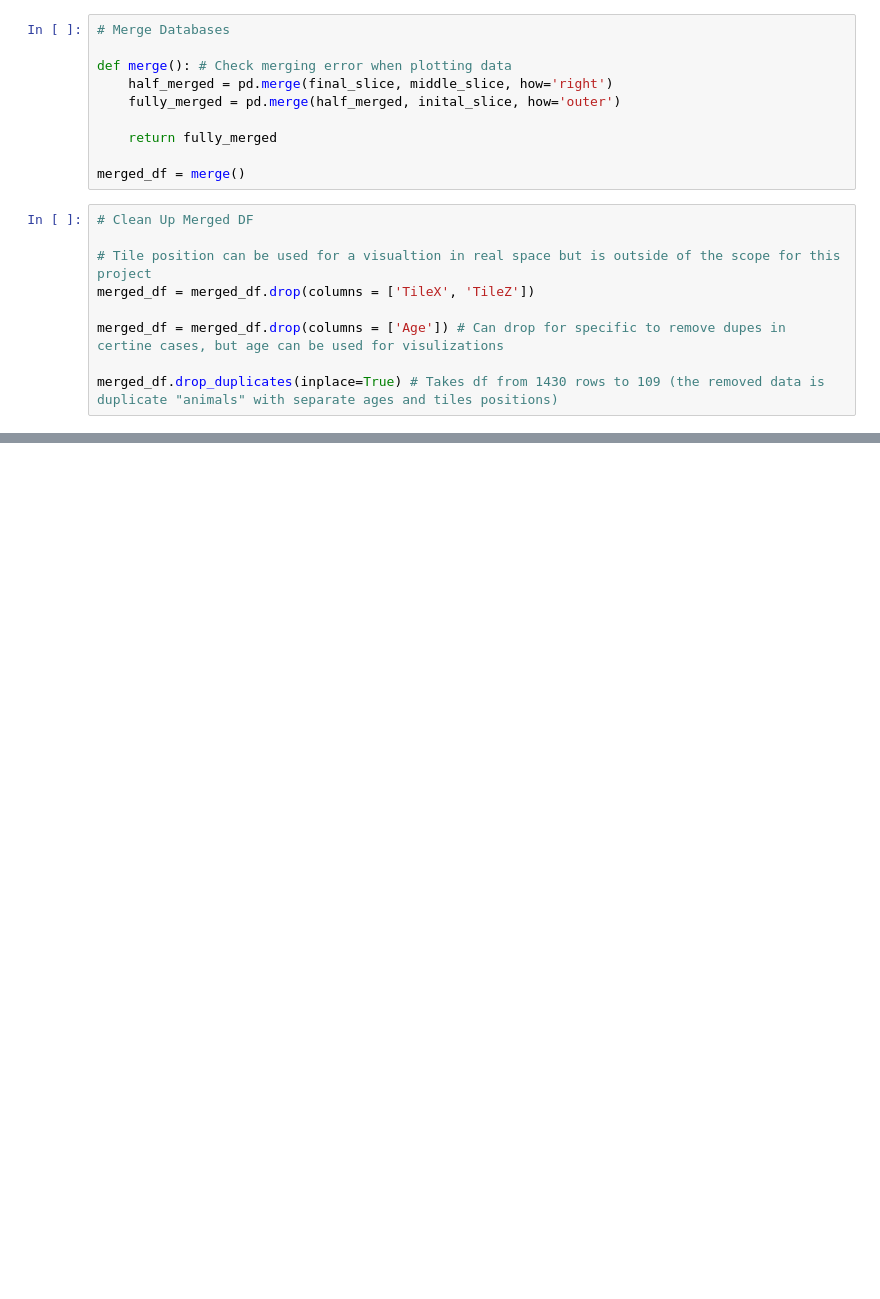
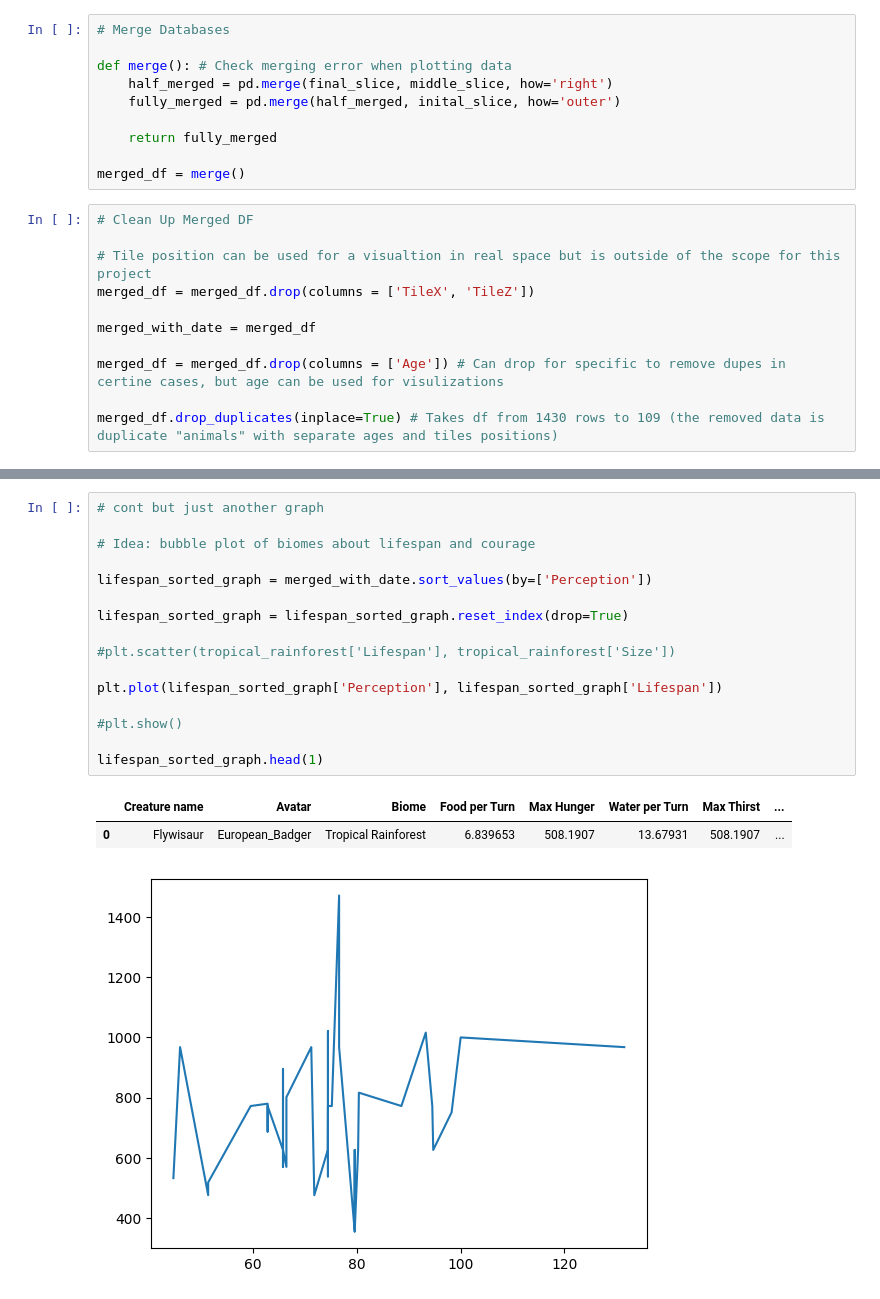
Before and after one commit to IanHornblower/CS-176-project, a Jupyter notebook: main.ipynb, the cells around one changed output, grey strips where cells are left out. Cells and saved outputs as stored; diff of their text form; blank space fills up the shorter version.

```diff
--- a/main.ipynb
+++ b/main.ipynb
@@ -26,6 +30,8 @@ merged_df = merge()
 # Tile position can be used for a visualtion in real space but is outside of the scope for this project
 merged_df = merged_df.drop(columns = ['TileX', 'TileZ'])
 
+merged_with_date = merged_df
+
 merged_df = merged_df.drop(columns = ['Age']) # Can drop for specific to remove dupes in certine cases, but age can be used for visulizations
 
 merged_df.drop_duplicates(inplace=True) # Takes df from 1430 rows to 109 (the removed data is duplicate "animals" with separate ages and tiles positions)
@@ -50,0 +85,20 @@ plt.show()
+# %%
+# cont but just another graph
+
+# Idea: bubble plot of biomes about lifespan and courage
+
+lifespan_sorted_graph = merged_with_date.sort_values(by=['Perception'])
+
+lifespan_sorted_graph = lifespan_sorted_graph.reset_index(drop=True)
+
+#plt.scatter(tropical_rainforest['Lifespan'], tropical_rainforest['Size'])
+
+plt.plot(lifespan_sorted_graph['Perception'], lifespan_sorted_graph['Lifespan'])
+
+#plt.show()
+
+lifespan_sorted_graph.head(1)
+# %% [output]
+|  | Creature name | Avatar | Biome | Food per Turn | Max Hunger | Water per Turn | Max Thirst | ... |
+| 0 | Flywisaur | European_Badger | Tropical Rainforest | 6.839653 | 508.1907 | 13.67931 | 508.1907 | ... |
+[figure, added]
```
Also changed, not shown: parts of 6 cells of this notebook, 2 other files.
